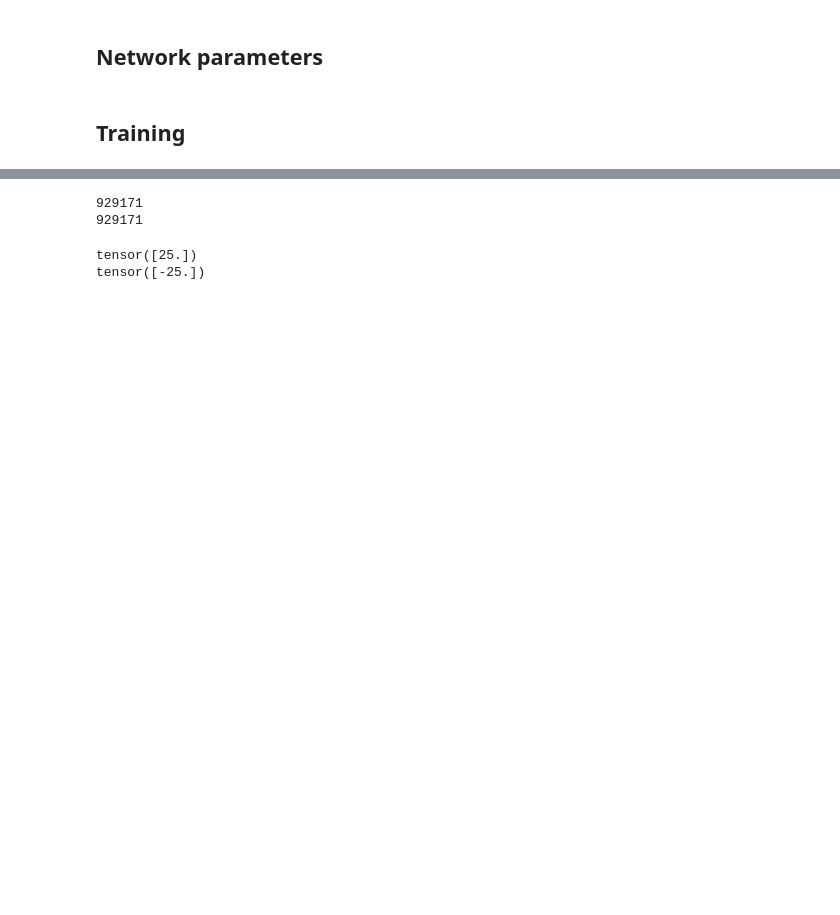
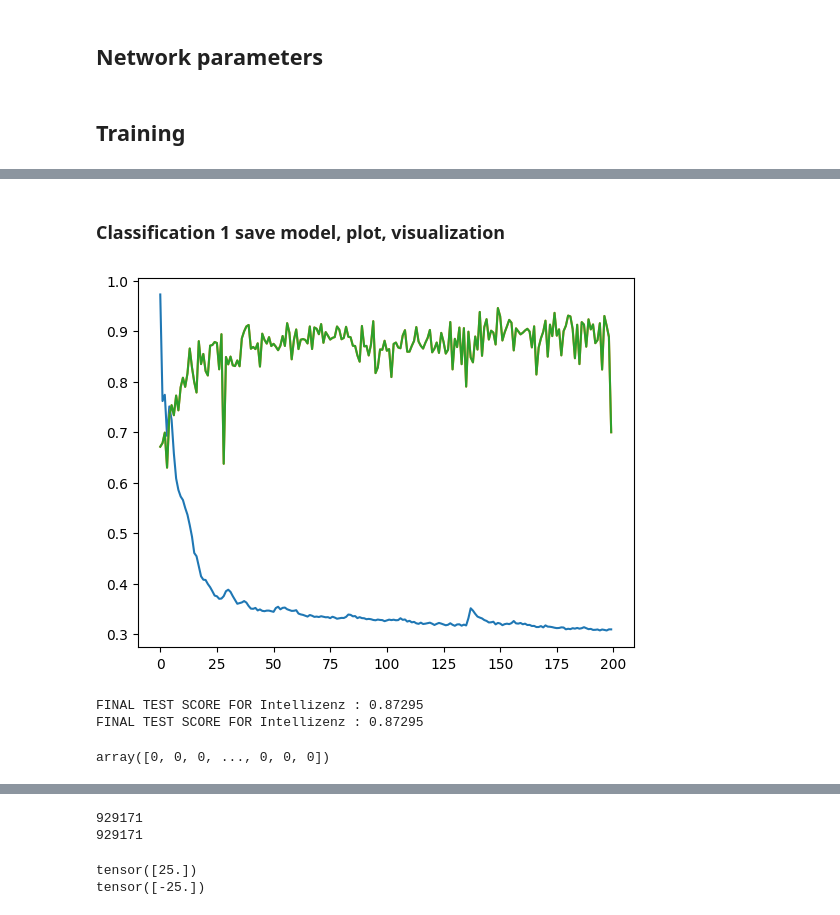
Before and after one commit to Saraavana/reclamation-processing, a Jupyter notebook: Neuro-symbolic-AI/SLASH/TabNet/baseline_intellizenz.ipynb, the cells around one changed output, grey strips where cells are left out. Drawn from its saved outputs; the diff is of its cells as text; code cells hidden in the pictures; blank space fills up the shorter version.

```diff
--- a/Neuro-symbolic-AI/SLASH/TabNet/baseline_intellizenz.ipynb
+++ b/Neuro-symbolic-AI/SLASH/TabNet/baseline_intellizenz.ipynb
@@ -82,0 +206,3 @@ y_test = df_sampled[target].values[test_indices]
+# %%
+df_sampled.loc[:,'y_clf1']=(df_sampled.veranst_segment.astype(int) > 1).values.astype(int)
+df_sampled.loc[:,'y_clf2']=df_sampled.veranst_segment.apply(lambda x: 1 if x==1 else (0 if x==0 else np.nan))
@@ -82,0 +318,10 @@ y_test = df_sampled[target].values[test_indices]
+# %%
+## 77 input features - without tarif
+X_train_clf1 = df_sampled[feature_columns].values[train_indices]
+y_train_clf1 = df_sampled['y_clf1'].values[train_indices]
+
+X_valid_clf1 = df_sampled[feature_columns].values[valid_indices]
+y_valid_clf1 = df_sampled['y_clf1'].values[valid_indices]
+
+X_test_clf1 = df_sampled[feature_columns].values[test_indices]
+y_test_clf1 = df_sampled['y_clf1'].values[test_indices]
@@ -82,0 +332,26 @@ y_test = df_sampled[target].values[test_indices]
+# %%
+## Network parameters
+clf1 = TabNetClassifier(
+    n_d=64, n_a=64, n_steps=5,
+    gamma=1.5, n_independent=2, n_shared=2,
+    cat_emb_dim=1,
+    lambda_sparse=1e-4, momentum=0.3, clip_value=2.,
+    optimizer_fn=torch.optim.Adam,
+    optimizer_params=dict(lr=2e-2),
+    scheduler_params = {"gamma": 0.95,
+                     "step_size": 20},
+    scheduler_fn=torch.optim.lr_scheduler.StepLR, epsilon=1e-15
+)
+
+max_epochs = 200 if not os.getenv("CI", False) else 2
+
+aug = ClassificationSMOTE(p=0.2)
+#SMOTE - Synthetic Minority Oversampling Technique
+clf1.fit(
+    X_train=X_train_clf1, y_train=y_train_clf1,
+    eval_set=[(X_valid_clf1, y_valid_clf1), (X_valid_clf1, y_valid_clf1)],
+    eval_name=['train', 'valid'],
+    max_epochs=max_epochs, patience=100,
+    batch_size=16384, virtual_batch_size=256,
+    augmentations=aug
+)
@@ -82,0 +376,15 @@ y_test = df_sampled[target].values[test_indices]
+# %% [markdown]
+### Classification 1 save model, plot, visualization
+# %%
+plot_loss_accuracy(clf1)
+# %% [output]
+[figure, added]
+# %%
+pred_probas, y_pred, test_acc = test_prediction(clf1, X_test_clf1, y_test_clf1)
+# %% [output]
+FINAL TEST SCORE FOR Intellizenz : 0.87295
+FINAL TEST SCORE FOR Intellizenz : 0.87295
+# %%
+y_pred
+# %% [output]
+array([0, 0, 0, ..., 0, 0, 0])
```
Also changed, not shown: parts of 61 cells of this notebook, 25 other files.
